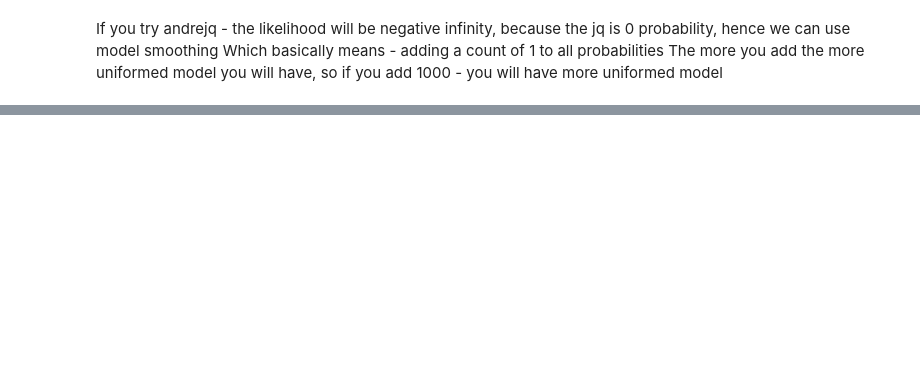
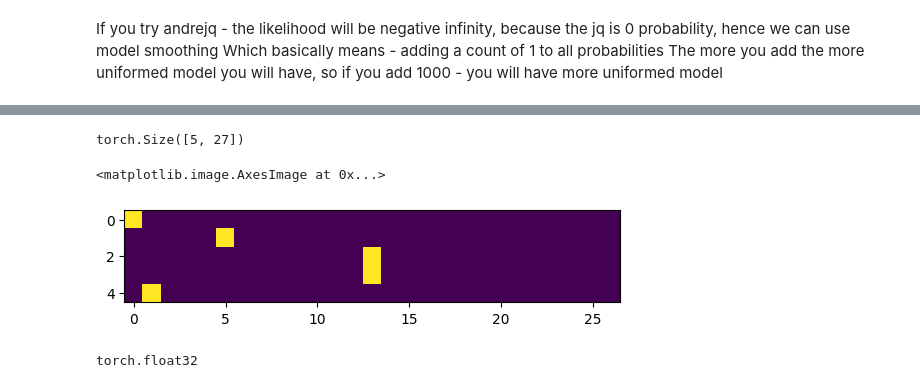
Before and after one commit to Eugenumber1/KarpathySeries, a Jupyter notebook: make_more_from_scratch.ipynb, the cells around one changed output, grey strips where cells are left out. Drawn from its saved outputs; the diff is of its cells as text; code cells hidden in the pictures; blank space fills up the shorter version.

Commit message:
implemented the one layer without the bias and non-linearity like TanH, 27 neurons that take 5 input vectors of the lenght of 27

```diff
--- a/make_more_from_scratch.ipynb
+++ b/make_more_from_scratch.ipynb
@@ -211,0 +215,22 @@ The more you add the more uniformed model you will have, so if you add 1000 - yo
+# %%
+# create the training set of all of the bigrams
+# x input
+# y output
+xs, ys = [], []
+
+for w in words[:1]:
+    chs = ['.'] + list(w) + [
+        '.']  # put the start and end token in bigram, that we can count what is the most popular start and end tokens too
+    for ch1, ch2 in zip(chs, chs[1:]):
+        ix1 = stoi[ch1]
+        ix2 = stoi[ch2]
+        xs.append(ix1)
+        ys.append(ix2)
+
+# this way we can make the two lists, aka encoder and decoder
+# so xs is the input, and the ys - is the desired output given the input
+xs = torch.tensor(xs)
+ys = torch.tensor(ys)
+
+print(xs)
+print(ys)
@@ -211,0 +244,17 @@ The more you add the more uniformed model you will have, so if you add 1000 - yo
+# %%
+import torch.nn.functional as F
+xenc = F.one_hot(xs, num_classes=27).float()
+# %%
+print(xenc.shape)
+plt.imshow(xenc)
+# we have 5 examples, hence 5 vectors of the lenght of 27
+# when we look at the graph - we have each bit corresponding to the index of the letter, it is yellow, bcs it is equal to 1
+# basically it is a graph vectore representation of the word emma
+# %% [output]
+torch.Size([5, 27])
+<matplotlib.image.AxesImage at 0x...>
+[figure, added]
+# %%
+xenc.dtype
+# %% [output]
+torch.float32
```
Also changed, not shown: parts of 9 cells of this notebook.
